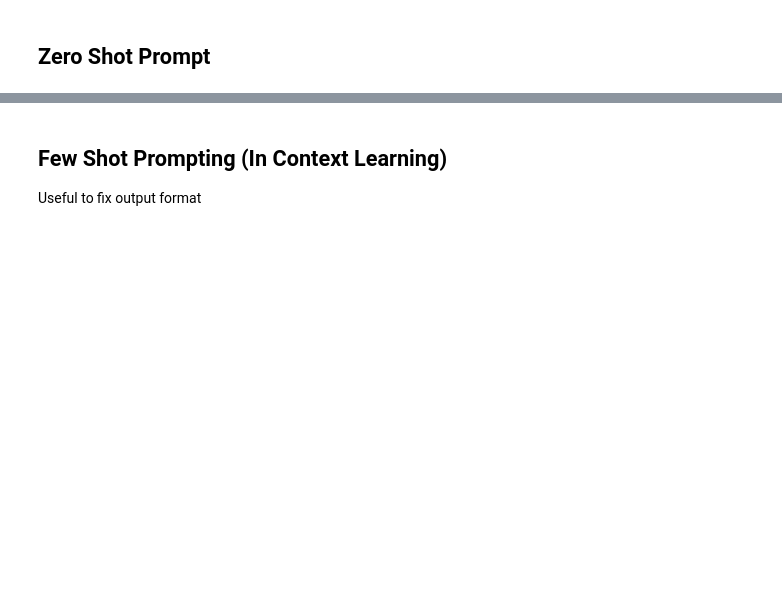
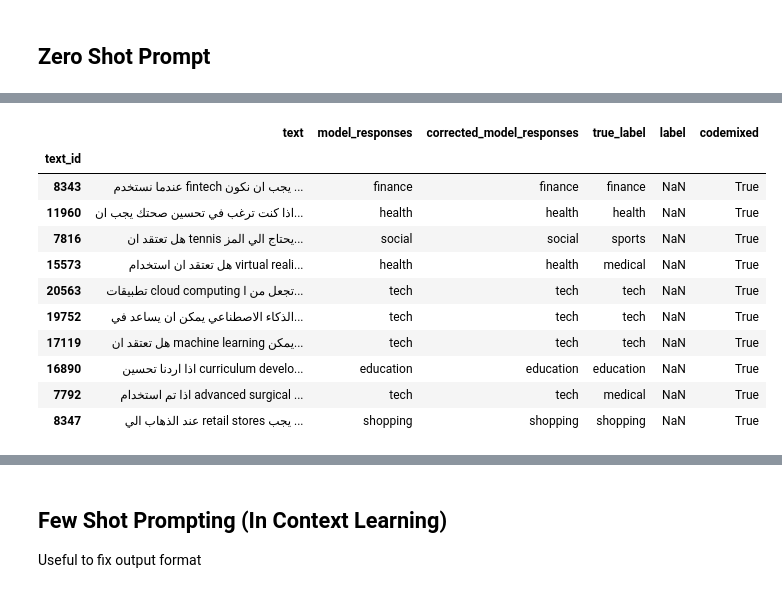
Before and after one commit to MohamedMohy0/LLMs-Prompt-Project, a Jupyter notebook: LLM_Prompt_Arabic/llm_prompting_arabic.ipynb, the cells around one changed output, grey strips where cells are left out. Cells and saved outputs as stored; diff of their text form; code cells hidden in the pictures; blank space fills up the shorter version.

```diff
--- a/LLM_Prompt_Arabic/llm_prompting_arabic.ipynb
+++ b/LLM_Prompt_Arabic/llm_prompting_arabic.ipynb
@@ -142,12 +150,16 @@ def your_post_processing_zs(output_string):
         return 'finance'
     elif 'education' in output_clean:
         return 'education'
-    elif 'tech' in output_clean or 'technology' in output_clean:
+    elif 'tech' in output_clean :
         return 'tech'
+    elif 'technology' in output_clean:
+        return 'technology'
     elif 'sports' in output_clean:
         return 'sports'
-    elif 'medical' in output_clean or 'health' in output_clean:
+    elif 'medical' in output_clean :
         return 'medical'
+    elif  'health' in output_clean:
+        return 'health'
     else:
         return output_string.strip()
 # %%
@@ -178,5 +225,24 @@ print(classification_report(results_df['true_label'], results_df['corrected_mode
 # %%
-joined_df = results_df.set_index("text_id").join(test_df.set_index('id'), lsuffix='_caller', rsuffix='_other')
+joined_df = results_df.set_index("text_id").join(test_df.set_index('text'), lsuffix='_caller', rsuffix='_other')
+# %%
+def is_codemixed(text):
+    return bool(re.search(r'[A-Za-z]', text)) and bool(re.search(r'[\u0600-\u06FF]', text))
+joined_df['codemixed'] = joined_df['text'].apply(is_codemixed)
 # %%
-cm = joined_df.loc[joined_df.codemixed==1]
+cm = joined_df.loc[joined_df['codemixed'] == 1]
+# %%
+cm
+# %% [output]
+|  | text | model_responses | corrected_model_responses | true_label | label | codemixed |
+| text_id |  |  |  |  |  |  |
+| 8343 | عندما نستخدم fintech يجب ان نكون ... | finance | finance | finance | NaN | True |
+| 11960 | اذا كنت ترغب في تحسين صحتك يجب ان... | health | health | health | NaN | True |
+| 7816 | هل تعتقد ان tennis يحتاج الي المز... | social | social | sports | NaN | True |
+| 15573 | هل تعتقد ان استخدام virtual reali... | health | health | medical | NaN | True |
+| 20563 | تطبيقات cloud computing تجعل من ا... | tech | tech | tech | NaN | True |
+| 19752 | الذكاء الاصطناعي يمكن ان يساعد في... | tech | tech | tech | NaN | True |
+| 17119 | هل تعتقد ان machine learning يمكن... | tech | tech | tech | NaN | True |
+| 16890 | اذا اردنا تحسين curriculum develo... | education | education | education | NaN | True |
+| 7792 | اذا تم استخدام advanced surgical ... | tech | tech | medical | NaN | True |
+| 8347 | عند الذهاب الي retail stores يجب ... | shopping | shopping | shopping | NaN | True |
 # %%
```
Also changed, not shown: parts of 50 cells of this notebook, 1 other file.
